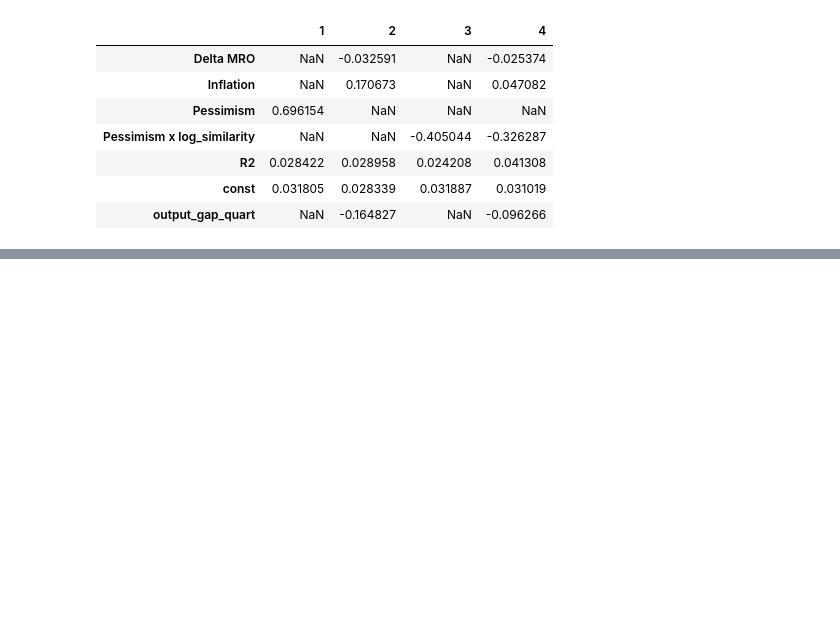
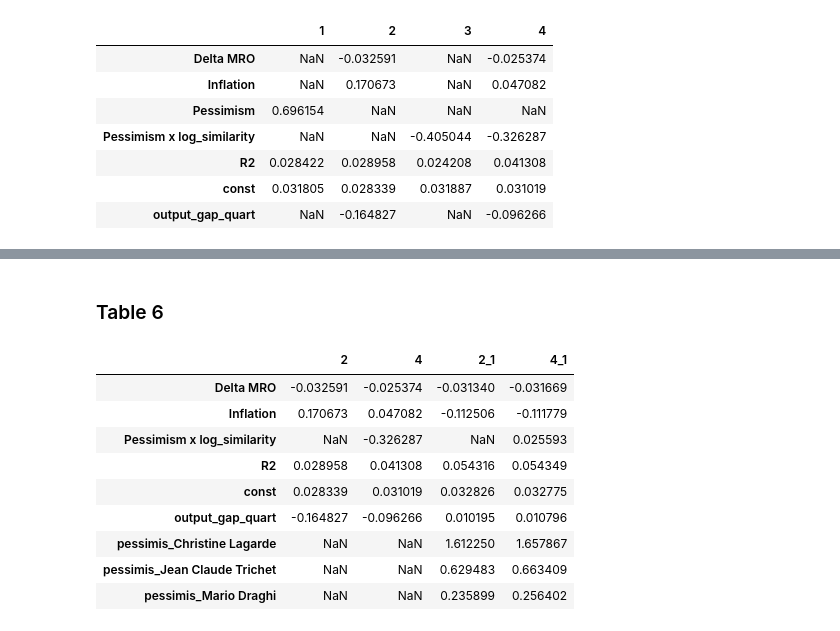
Before and after one commit to CamSalda/similarity_ecb_communications, a Jupyter notebook: Similarity_ECB_communications.ipynb, the cells around one changed output, grey strips where cells are left out. Saved outputs shown, nothing was run; the diff lists cells and outputs as text; code cells hidden in the pictures; blank space fills up the shorter version.

```diff
--- a/Similarity_ECB_communications.ipynb
+++ b/Similarity_ECB_communications.ipynb
@@ -1317,6 +1120,7 @@ x = sm.add_constant(x)
 result = sm.OLS(y, x).fit()
 
 eq4 = pd.concat([pd.DataFrame(result.params),  pd.Series(result.rsquared, index = ["R2"])], axis = 0).rename(columns= {0: "4"})
+tab_6_eq4 = eq4.copy()
 
 print(result.summary())
 
@@ -1370,0 +1351,17 @@ Table4
+# %%
+x = df7[["Pessimism x log_similarity", 'pessimis_Christine Lagarde', 'pessimis_Jean Claude Trichet','pessimis_Mario Draghi']]
+df7['AV_cum_ab_returns']
+
+x = sm.add_constant(x)
+
+
+result = sm.OLS(y, x).fit()
+
+tab_6_eq3_1 = pd.concat([pd.DataFrame(result.params),  pd.Series(result.rsquared, index = ["R2"])], axis = 0).rename(columns= {0: "3_1"})
+
+print(result.summary())
+
+csv_data =result.summary().as_csv()
+
+with open('6reg3_1.csv', 'w') as f:
+    f.write(csv_data)
@@ -1370,0 +1388,18 @@ Table4
+# %%
+x = df7[["Pessimism x log_similarity", "output_gap_quart", "Inflation", "Delta MRO",
+        'pessimis_Christine Lagarde', 'pessimis_Jean Claude Trichet','pessimis_Mario Draghi']]
+df7['AV_cum_ab_returns']
+
+x = sm.add_constant(x)
+
+
+result = sm.OLS(y, x).fit()
+
+tab_6_eq4_1 = pd.concat([pd.DataFrame(result.params),  pd.Series(result.rsquared, index = ["R2"])], axis = 0).rename(columns= {0: "4_1"})
+
+print(result.summary())
+
+csv_data =result.summary().as_csv()
+
+with open('6reg4_1.csv', 'w') as f:
+    f.write(csv_data)
@@ -1370,0 +1424,22 @@ Table4
+# %% [markdown]
+### Table 6
+# %%
+merge1 = tab_6_eq2.merge(tab_6_eq4, how ="outer", left_index=True, right_index= True)
+merge2 = merge1.merge(tab_6_eq2_1, how ="outer", left_index=True, right_index= True)
+merge3 = merge2.merge(tab_6_eq4_1, how ="outer", left_index=True, right_index= True).sort_index(ascending = True)
+
+
+Table6 = merge3
+Table6.to_csv("Table6.csv")
+Table6
+# %% [output]
+|  | 2 | 4 | 2_1 | 4_1 |
+| Delta MRO | -0.032591 | -0.025374 | -0.031340 | -0.031669 |
+| Inflation | 0.170673 | 0.047082 | -0.112506 | -0.111779 |
+| Pessimism x log_similarity | NaN | -0.326287 | NaN | 0.025593 |
+| R2 | 0.028958 | 0.041308 | 0.054316 | 0.054349 |
+| const | 0.028339 | 0.031019 | 0.032826 | 0.032775 |
+| output_gap_quart | -0.164827 | -0.096266 | 0.010195 | 0.010796 |
+| pessimis_Christine Lagarde | NaN | NaN | 1.612250 | 1.657867 |
+| pessimis_Jean Claude Trichet | NaN | NaN | 0.629483 | 0.663409 |
+| pessimis_Mario Draghi | NaN | NaN | 0.235899 | 0.256402 |
```
Also changed, not shown: parts of 136 cells of this notebook, 28 other files.
